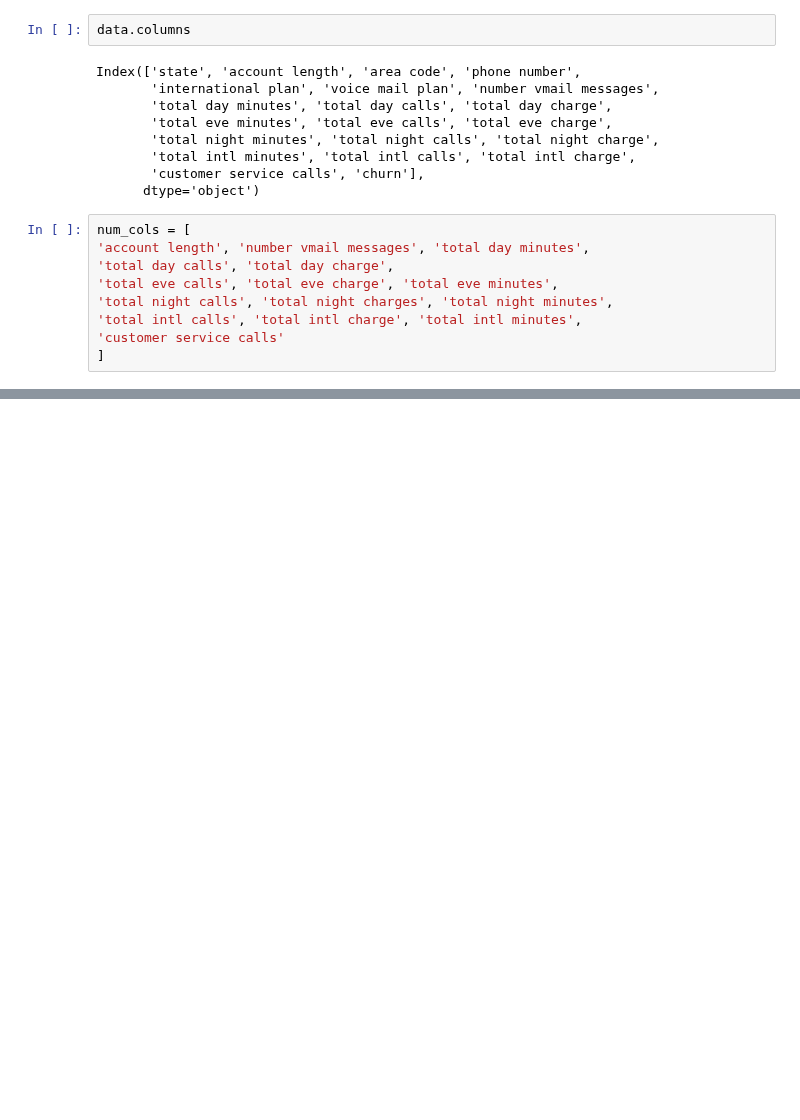
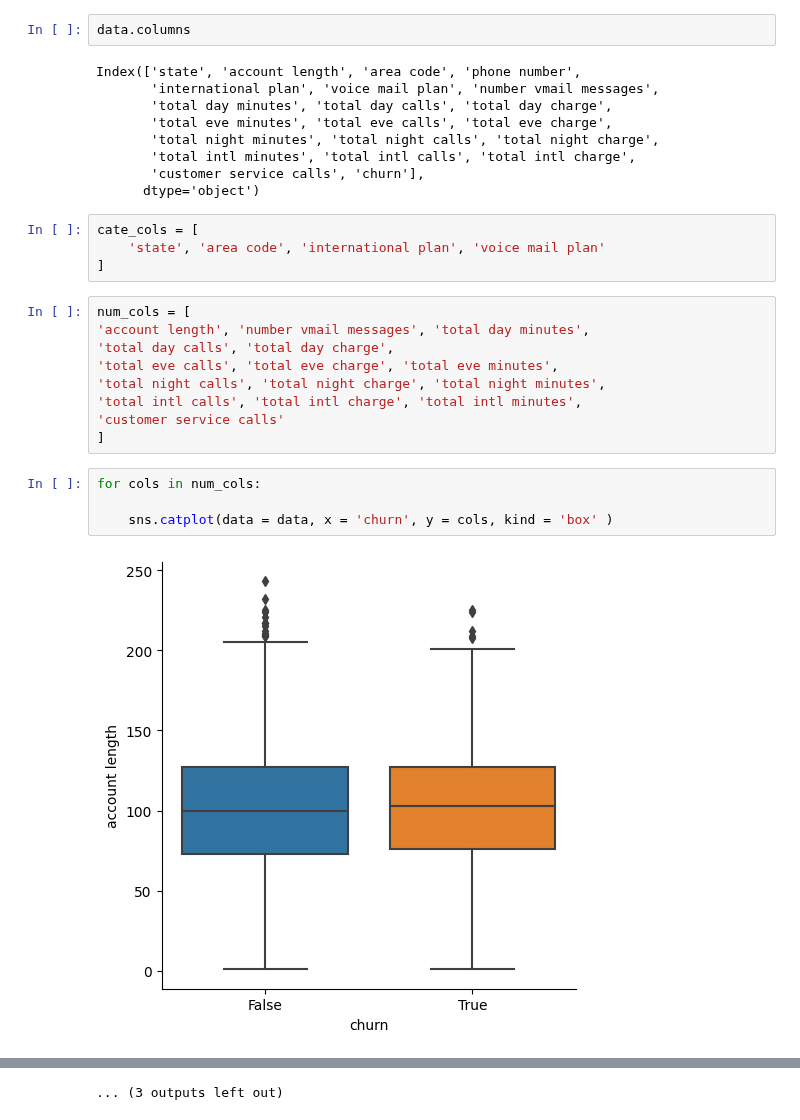
Before and after one commit to pNatTueku/basicPython, a Jupyter notebook: customer_churn.ipynb, the cells around one changed output, grey strips where cells are left out. Cells and saved outputs as stored; diff of their text form; blank space fills up the shorter version.

```diff
--- a/customer_churn.ipynb
+++ b/customer_churn.ipynb
@@ -314,12 +314,22 @@ Index(['state', 'account length', 'area code', 'phone number',
        'total intl minutes', 'total intl calls', 'total intl charge',
        'customer service calls', 'churn'],
       dtype='object')
+# %%
+cate_cols = [
+    'state', 'area code', 'international plan', 'voice mail plan'
+]
 # %%
 num_cols = [
 'account length', 'number vmail messages', 'total day minutes',
 'total day calls', 'total day charge',
 'total eve calls', 'total eve charge', 'total eve minutes',
-'total night calls', 'total night charges', 'total night minutes',
+'total night calls', 'total night charge', 'total night minutes',
 'total intl calls', 'total intl charge', 'total intl minutes',
 'customer service calls'
 ]
+# %%
+for cols in num_cols:
+
+    sns.catplot(data = data, x = 'churn', y = cols, kind = 'box' )
+# %% [output]
+[figure, added]
@@ -325,0 +347 @@ num_cols = [
+... (3 outputs left out)
```
Also changed, not shown: parts of 2 cells of this notebook, 10 other files.
